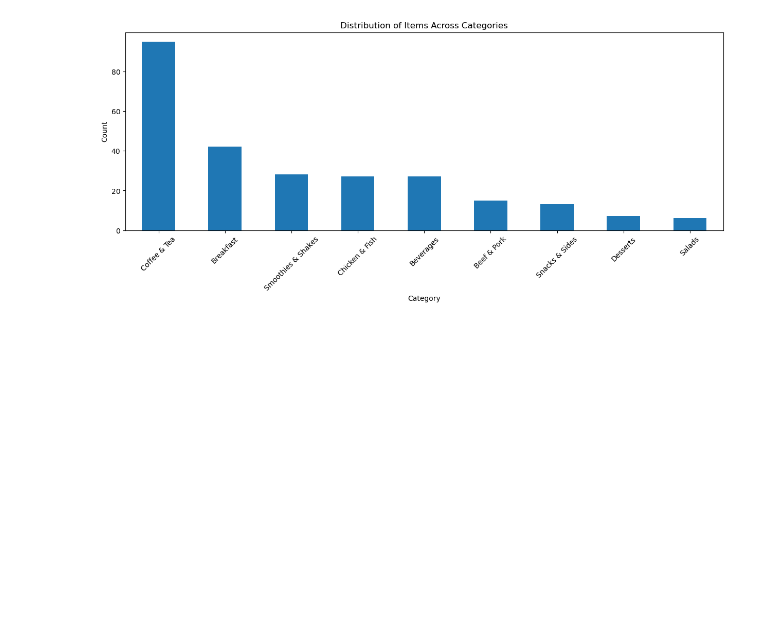
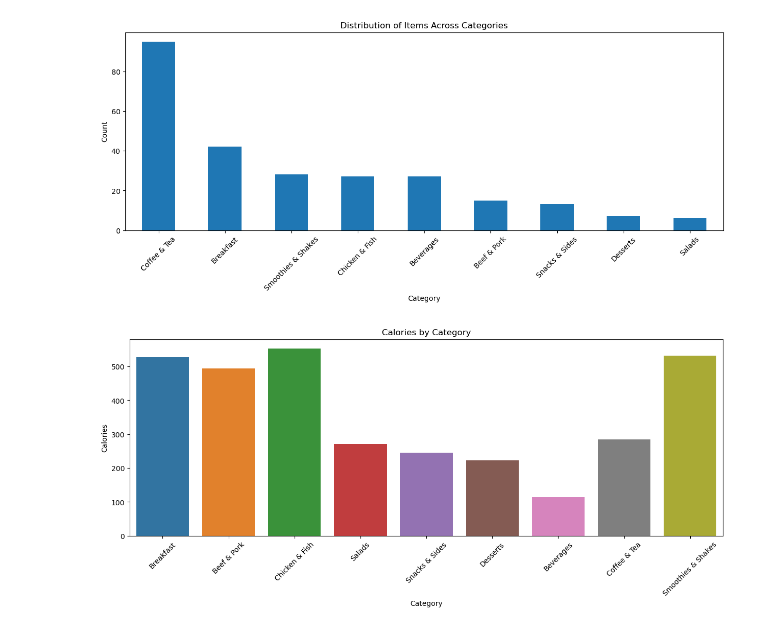
Before and after one commit to Girlingreenn/Retail-Sales-Project, a Jupyter notebook: menu.ipynb, the cells around one changed output. Cells and saved outputs as stored; diff of their text form; code cells hidden in the pictures; blank space fills up the shorter version.

```diff
--- a/menu.ipynb
+++ b/menu.ipynb
@@ -85,3 +85,14 @@ plt.xticks(rotation=45)  # Rotate x-axis labels for better readability
 plt.show()
 # %% [output]
 [figure]
+# %%
+# Category vs Calories
+plt.figure (figsize=(15, 5))
+sns.barplot (data=df, x='Category', y='Calories', errorbar= None)
+plt.title ('Calories by Category')
+plt.xlabel ('Category')
+plt.ylabel ('Calories')
+plt.xticks (rotation=45)
+plt.show ()
+# %% [output]
+[figure, added]
```
Also changed, not shown: parts of 12 cells of this notebook.
